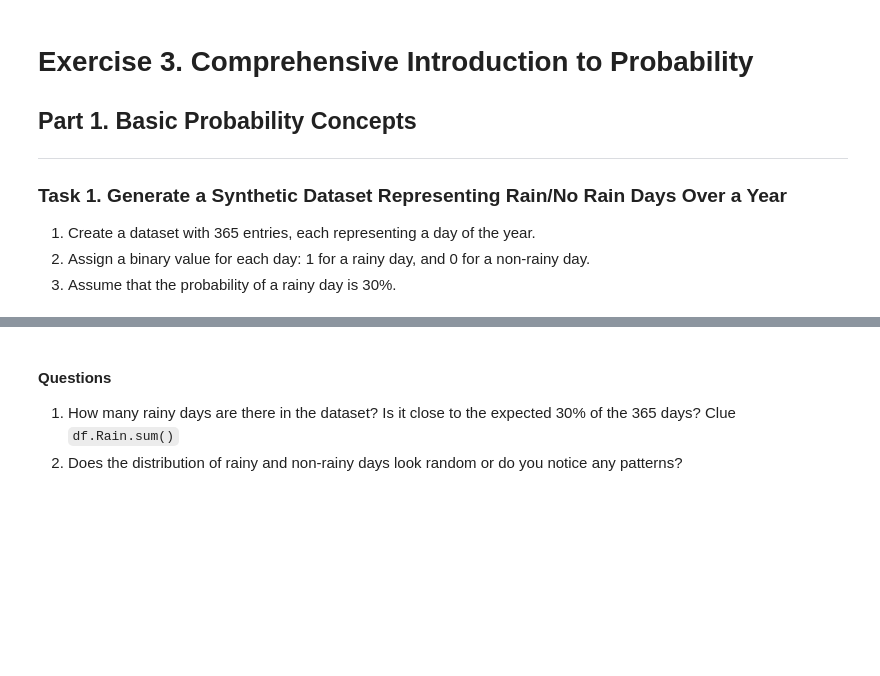
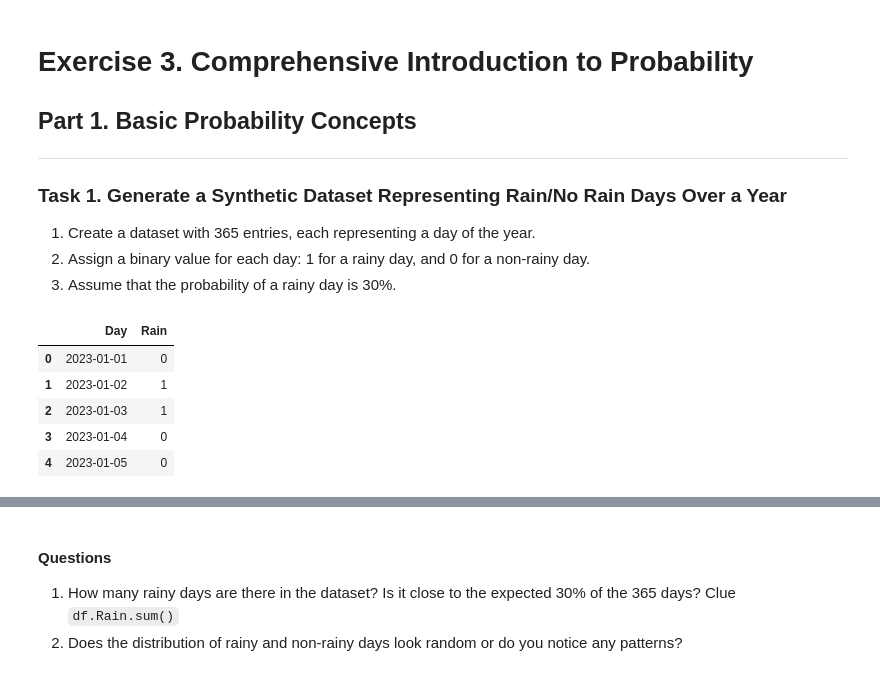
Before and after one commit to baracoma/meteo203-2425-master, a Jupyter notebook: exercises/exercise_03/ex03_01_probability_intro.ipynb, the cells around one changed output, grey strips where cells are left out. Cells and saved outputs as stored; diff of their text form; code cells hidden in the pictures; blank space fills up the shorter version.

```diff
--- a/exercises/exercise_03/ex03_01_probability_intro.ipynb
+++ b/exercises/exercise_03/ex03_01_probability_intro.ipynb
@@ -11,19 +11,29 @@
 # %%
 import numpy as np
 import pandas as pd
 
 # Set the random seed for reproducibility
 np.random.seed(42)
 
 # Generate 365 days of rain/no rain data with a 30% probability of rain
 days = 365
 rain_data = np.random.choice([0, 1], size=days, p=[0.7, 0.3])
 
-# Create a DataFrame
-df = pd.DataFrame({'Day': range(1, days + 1), 'Rain': rain_data})
+# Create a DataFrame with a proper datetime index
+df = pd.DataFrame({
+    'Day': pd.date_range(start='2023-01-01', periods=days, freq='D'),
+    'Rain': rain_data
+})
 
 # Display the first few rows
 df.head()
+# %% [output]
+|  | Day | Rain |
+| 0 | 2023-01-01 | 0 |
+| 1 | 2023-01-02 | 1 |
+| 2 | 2023-01-03 | 1 |
+| 3 | 2023-01-04 | 0 |
+| 4 | 2023-01-05 | 0 |
 # %%
 import matplotlib.pyplot as plt
 import calendar
```
Also changed, not shown: parts of 5 cells of this notebook.
